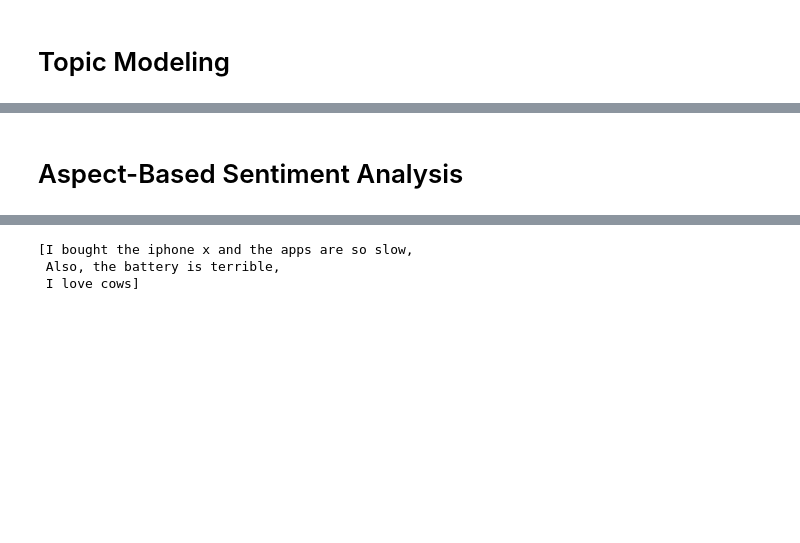
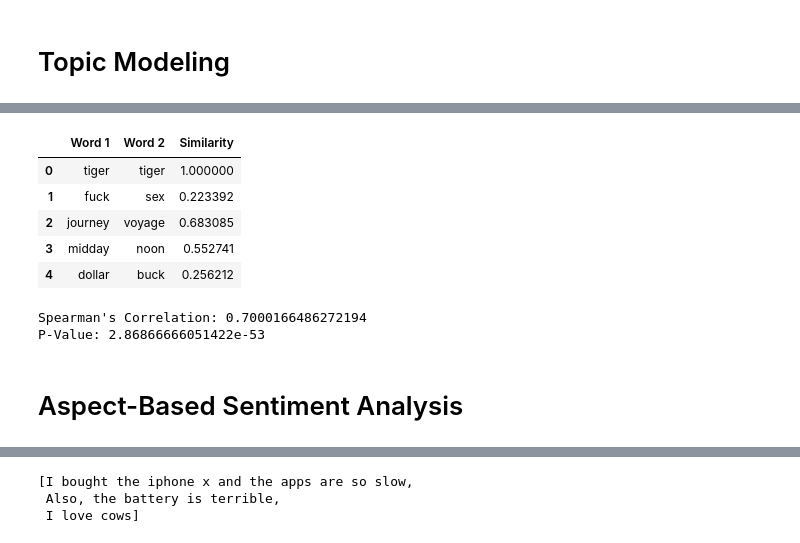
Before and after one commit to ayan1995/Thinkful, a Jupyter notebook: Bootcamp/Final Capstone Opinion Mining/opinion_mining/Notebook/Opinion Mining/Opinion Mining.ipynb, the cells around one changed output, grey strips where cells are left out. Drawn from its saved outputs; the diff is of its cells as text; code cells hidden in the pictures; blank space fills up the shorter version.

```diff
--- a/Bootcamp/Final Capstone Opinion Mining/opinion_mining/Notebook/Opinion Mining/Opinion Mining.ipynb
+++ b/Bootcamp/Final Capstone Opinion Mining/opinion_mining/Notebook/Opinion Mining/Opinion Mining.ipynb
@@ -283,5 +400,28 @@ svm_model = pickle.load(open("svm_model.pkl", 'rb'))
+# %%
+wordpairs_evaluates.head()
+# %% [output]
+|  | Word 1 | Word 2 | Similarity |
+| 0 | tiger | tiger | 1.000000 |
+| 1 | fuck | sex | 0.223392 |
+| 2 | journey | voyage | 0.683085 |
+| 3 | midday | noon | 0.552741 |
+| 4 | dollar | buck | 0.256212 |
+# %%
+from scipy.stats import spearmanr
+
+# Caluculate Spearman Correlation and p_value to determine significance
+human_scores = wordpairs['Human (mean)'].tolist()
+word2vec_scores = wordpairs_evaluates['Similarity'].tolist()
+
+corr, p_value = spearmanr(human_scores, word2vec_scores)
+
+print("Spearman's Correlation: " + str(corr))
+print("P-Value: " + str(p_value))
+# %% [output]
+Spearman's Correlation: 0.7000166486272194
+P-Value: 2.86866666051422e-53
+# %% [markdown]
+# Aspect-Based Sentiment Analysis
 # %%
 # Load Neural Coreference to replace parse text and replace pronouns
 nlp = en_core_web_md.load()
-# %% [markdown]
-# Aspect-Based Sentiment Analysis
```
Also changed, not shown: parts of 30 cells of this notebook, 5 other files.
